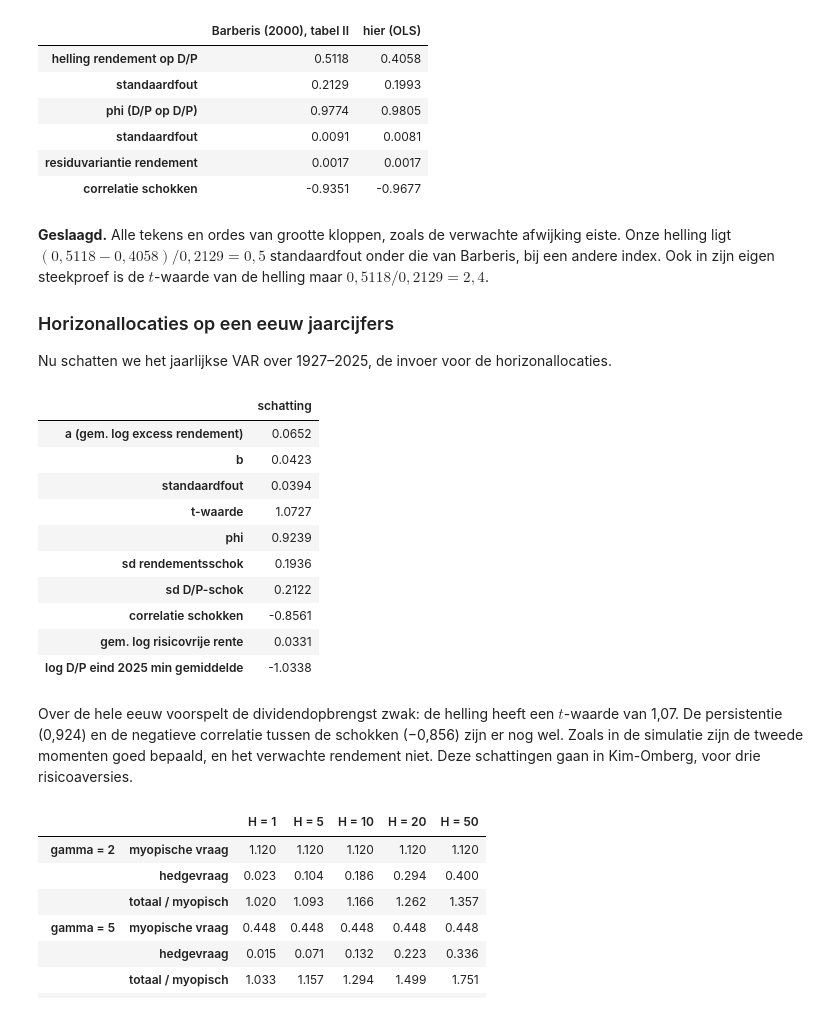
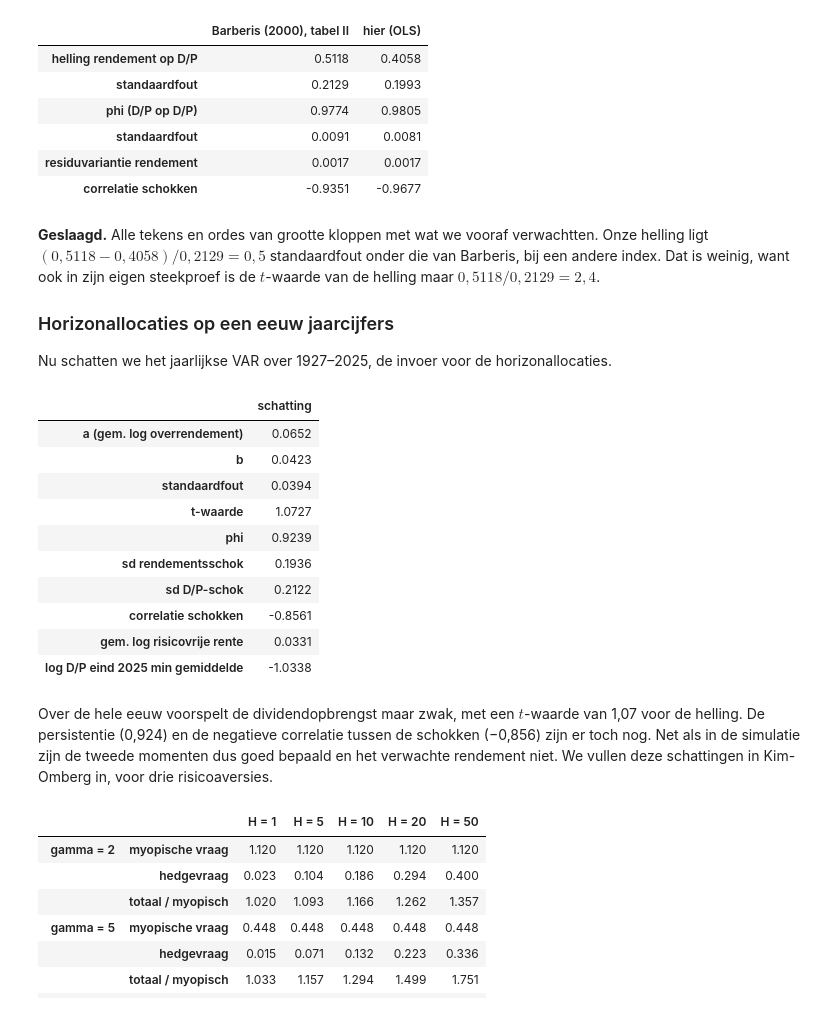
Before and after one commit to MaartenN14/history-asset-pricing, a Jupyter notebook: lectures/03_10_merton_icapm.ipynb, the cells around one changed output. Saved outputs shown, nothing was run; the diff lists cells and outputs as text; code cells hidden in the pictures.

```diff
--- a/lectures/03_10_merton_icapm.ipynb
+++ b/lectures/03_10_merton_icapm.ipynb
@@ -1061,10 +1084,10 @@ pd.DataFrame(
 | residuvariantie rendement | 0.0017 | 0.0017 |
 | correlatie schokken | -0.9351 | -0.9677 |
 # %% [markdown]
-**Geslaagd.** Alle tekens en ordes van grootte kloppen, zoals de verwachte
-afwijking eiste. Onze helling ligt $(0{,}5118 - 0{,}4058)/0{,}2129 = 0{,}5$
-standaardfout onder die van Barberis, bij een andere index. Ook in zijn eigen
-steekproef is de $t$-waarde van de helling maar $0{,}5118/0{,}2129 = 2{,}4$.
+**Geslaagd.** Alle tekens en ordes van grootte kloppen met wat we vooraf verwachtten. Onze
+helling ligt $(0{,}5118 - 0{,}4058)/0{,}2129 = 0{,}5$
+standaardfout onder die van Barberis, bij een andere index. Dat is weinig, want ook in
+zijn eigen steekproef is de $t$-waarde van de helling maar $0{,}5118/0{,}2129 = 2{,}4$.
 
 ### Horizonallocaties op een eeuw jaarcijfers
 
@@ -1072,25 +1095,25 @@ Nu schatten we het jaarlijkse VAR over 1927–2025, de invoer voor de horizonall
 # %%
 gw_annual = hap_data.goyal_welch("annual").loc["1926":"2025"]
 log_dp = gw_annual["dp"].to_numpy()
 excess_next = (np.log1p(gw_annual["CRSP_SPvw"]) - np.log1p(gw_annual["Rfree"])).to_numpy()[1:]
 dp_mean = log_dp[:-1].mean()
 z_annual = log_dp - dp_mean
 
 ann = ols_var(excess_next[:, None], z_annual[:, None])
 ann = {k: float(v[0]) for k, v in ann.items()}
 rf_annual = float(np.log1p(gw_annual["Rfree"]).mean())
 ann_cont = var_to_continuous(ann["a"], ann["b"], ann["phi"], ann["s1"], ann["s2"], ann["rho"])
 
 pd.DataFrame(
     {"schatting": [ann["a"], ann["b"], ann["se_b"], ann["b"] / ann["se_b"], ann["phi"],
                    ann["s1"], ann["s2"], ann["rho"], rf_annual, z_annual[-1]]},
-    index=["a (gem. log excess rendement)", "b", "  standaardfout", "  t-waarde", "phi",
+    index=["a (gem. log overrendement)", "b", "  standaardfout", "  t-waarde", "phi",
            "sd rendementsschok", "sd D/P-schok", "correlatie schokken",
            "gem. log risicovrije rente", "log D/P eind 2025 min gemiddelde"],
 ).round(4)
 # %% [output]
 |  | schatting |
-| a (gem. log excess rendement) | 0.0652 |
+| a (gem. log overrendement) | 0.0652 |
 | b | 0.0423 |
 | standaardfout | 0.0394 |
 | t-waarde | 1.0727 |
@@ -1101,11 +1124,11 @@ pd.DataFrame(
 | gem. log risicovrije rente | 0.0331 |
 | log D/P eind 2025 min gemiddelde | -1.0338 |
 # %% [markdown]
-Over de hele eeuw voorspelt de dividendopbrengst zwak: de helling heeft een
-$t$-waarde van 1,07. De persistentie (0,924) en de negatieve correlatie tussen de
-schokken (−0,856) zijn er nog wel. Zoals in de simulatie zijn de tweede momenten
-goed bepaald, en het verwachte rendement niet. Deze schattingen gaan in Kim-Omberg,
-voor drie risicoaversies.
+Over de hele eeuw voorspelt de dividendopbrengst maar zwak, met een $t$-waarde van 1,07
+voor de helling. De persistentie (0,924) en de negatieve correlatie tussen de schokken
+(−0,856) zijn er toch nog. Net als in de simulatie zijn de tweede momenten dus goed
+bepaald en het verwachte rendement niet. We vullen deze schattingen in Kim-Omberg in, voor
+drie risicoaversies.
 # %%
 horizons = [1, 5, 10, 20, 50]
 cv_table = {}
```
Also changed, not shown: parts of 24 cells of this notebook, 4 other files.
